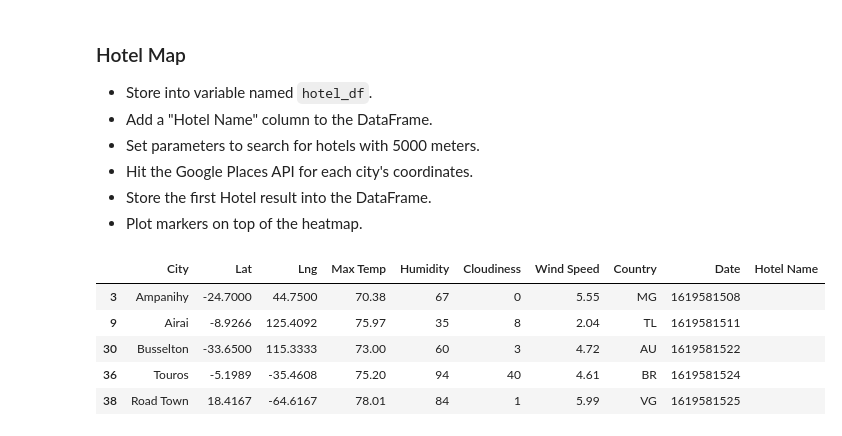
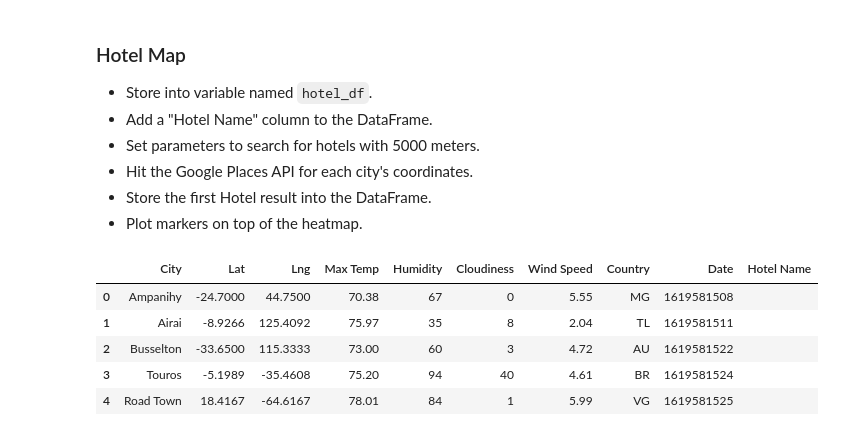
Before and after one commit to angieglass/python-api-challenge, a Jupyter notebook: VacationPy/VacationPy.ipynb, the cells around one changed output. Saved outputs shown, nothing was run; the diff lists cells and outputs as text; code cells hidden in the pictures.

```diff
--- a/VacationPy/VacationPy.ipynb
+++ b/VacationPy/VacationPy.ipynb
@@ -84,3 +80,7 @@ weather.head()
 | 30 | Busselton | -33.6500 | 115.3333 | 73.00 | 60 | 3 | 4.72 | AU | 1619581522 |
 | 36 | Touros | -5.1989 | -35.4608 | 75.20 | 94 | 40 | 4.61 | BR | 1619581524 |
 | 38 | Road Town | 18.4167 | -64.6167 | 78.01 | 84 | 1 | 5.99 | VG | 1619581525 |
+# %%
+#Droping null values and setting a new index for my clean and ideal weather dataframe
+weather.reset_index(drop=True, inplace=True)
+weather.head()
@@ -92,14 +99,16 @@ weather.head()
 * Hit the Google Places API for each city's coordinates.
 * Store the first Hotel result into the DataFrame.
 * Plot markers on top of the heatmap.
+# %%
+hotel_df = weather
 # %%
 #Adding the new column name
-weather['Hotel Name'] = ""
-weather.head()
+hotel_df['Hotel Name'] = ""
+hotel_df.head()
 # %% [output]
 |  | City | Lat | Lng | Max Temp | Humidity | Cloudiness | Wind Speed | Country | Date | Hotel Name |
-| 3 | Ampanihy | -24.7000 | 44.7500 | 70.38 | 67 | 0 | 5.55 | MG | 1619581508 |  |
-| 9 | Airai | -8.9266 | 125.4092 | 75.97 | 35 | 8 | 2.04 | TL | 1619581511 |  |
-| 30 | Busselton | -33.6500 | 115.3333 | 73.00 | 60 | 3 | 4.72 | AU | 1619581522 |  |
-| 36 | Touros | -5.1989 | -35.4608 | 75.20 | 94 | 40 | 4.61 | BR | 1619581524 |  |
-| 38 | Road Town | 18.4167 | -64.6167 | 78.01 | 84 | 1 | 5.99 | VG | 1619581525 |  |
+| 0 | Ampanihy | -24.7000 | 44.7500 | 70.38 | 67 | 0 | 5.55 | MG | 1619581508 |  |
+| 1 | Airai | -8.9266 | 125.4092 | 75.97 | 35 | 8 | 2.04 | TL | 1619581511 |  |
+| 2 | Busselton | -33.6500 | 115.3333 | 73.00 | 60 | 3 | 4.72 | AU | 1619581522 |  |
+| 3 | Touros | -5.1989 | -35.4608 | 75.20 | 94 | 40 | 4.61 | BR | 1619581524 |  |
+| 4 | Road Town | 18.4167 | -64.6167 | 78.01 | 84 | 1 | 5.99 | VG | 1619581525 |  |
```
Also changed, not shown: parts of 11 cells of this notebook, 1 other file.
